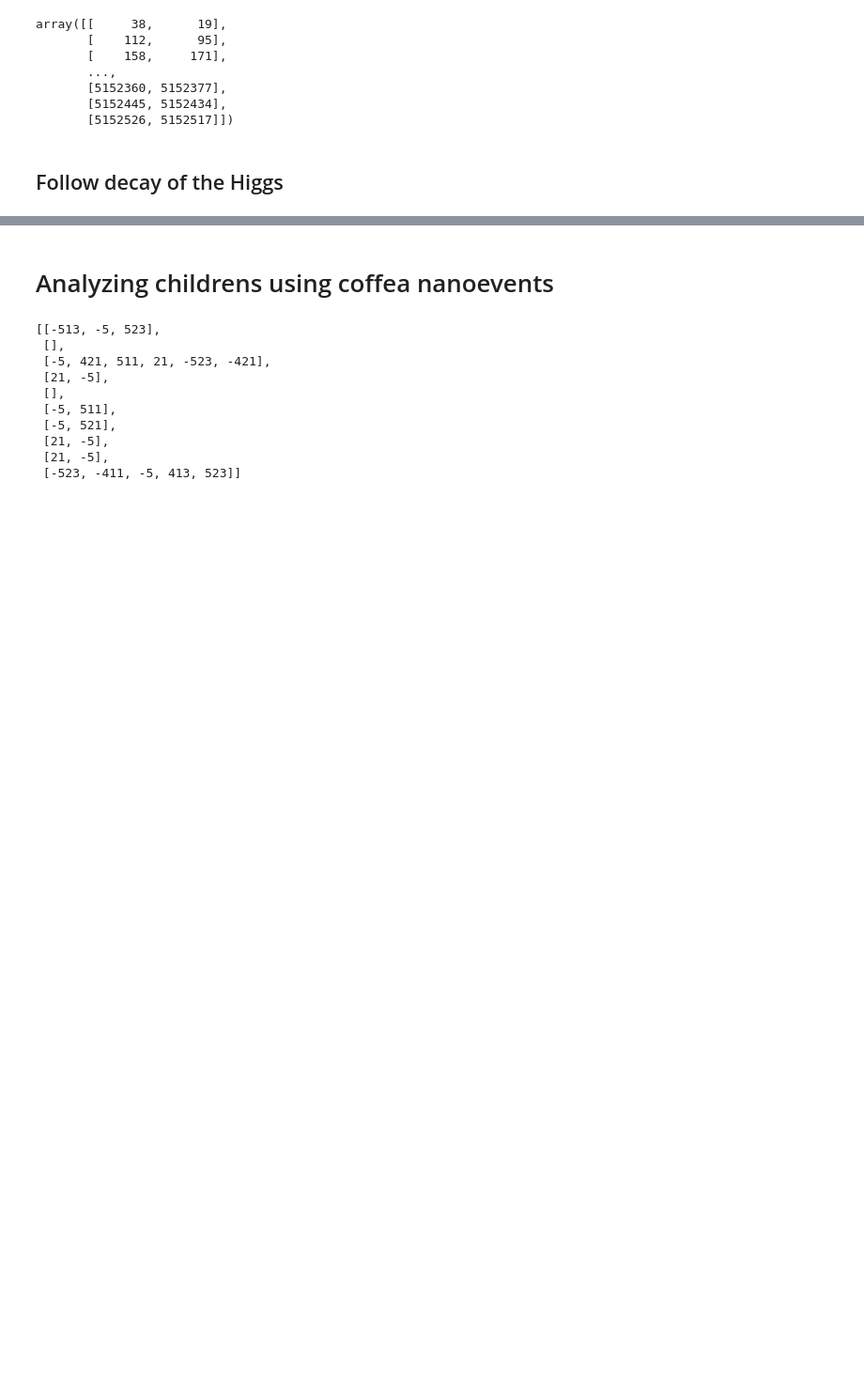
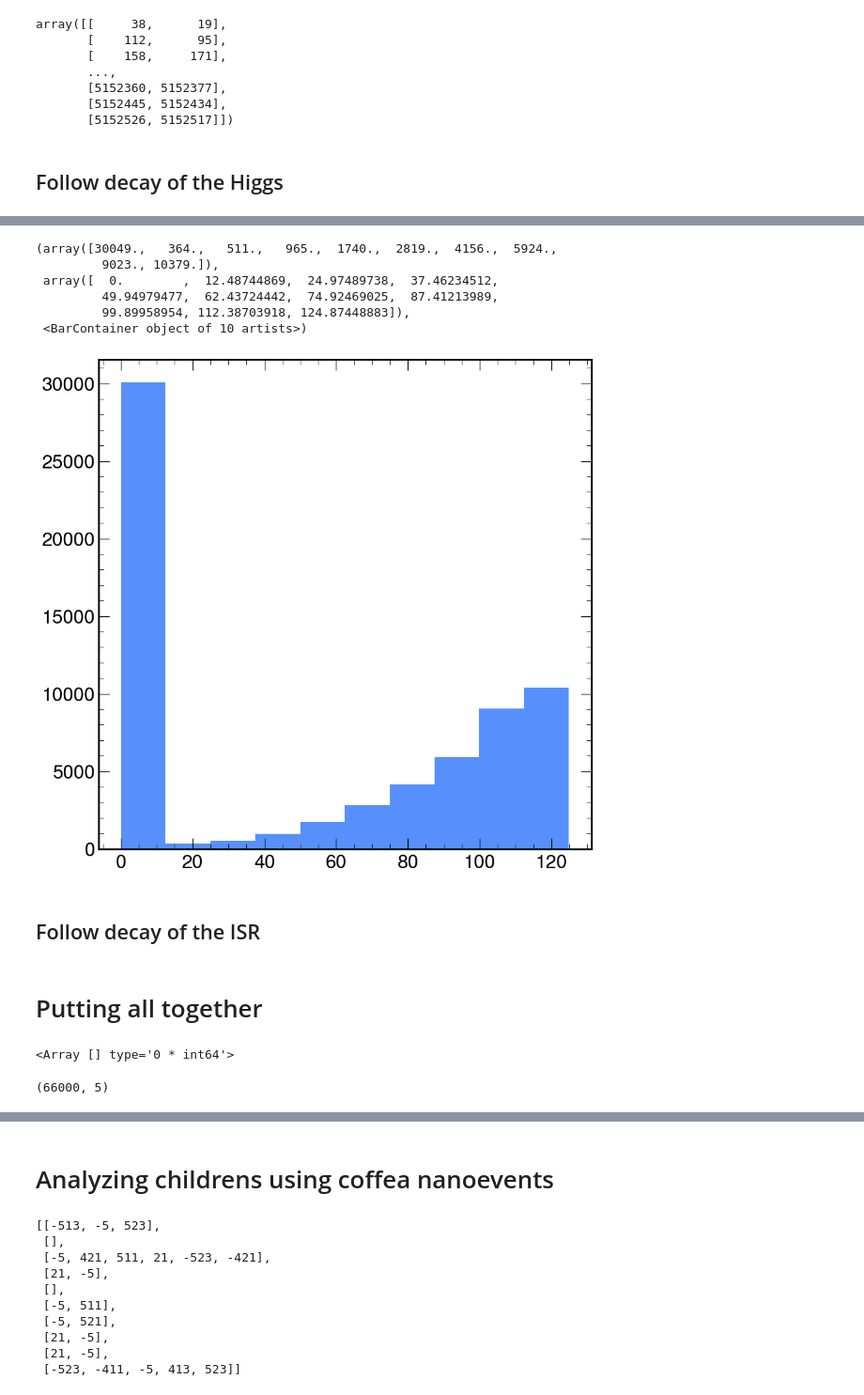
Before and after one commit to valsdav/ttHbb_jets_partons_studies, a Jupyter notebook: ImproveTruthMatching.ipynb, the cells around one changed output, grey strips where cells are left out. Shown: that part at 94% size. Cells and saved outputs as stored; diff of their text form; code cells hidden in the pictures; blank space fills up the shorter version.

```diff
--- a/ImproveTruthMatching.ipynb
+++ b/ImproveTruthMatching.ipynb
@@ -627,8 +577,7 @@ def get_reverse_index_func(genparts):
             if (firstgenpart_idxG_numpy[j+1] - idxG)>0:
                 genpart_idx = idxG - firstgenpart_idxG_numpy[j]
                 return genparts_offsets[j] + genpart_idx
-                found=True
-                break
+
         if not found:
             genpart_idx = idxG - firstgenpart_idxG_numpy[nevents-1]
             return genparts_offsets[nevents-1] + genpart_idx
@@ -813,18 +762,22 @@ def analyze_W_flat(W_idx, children_idx,genparts ):
         #print("-----\nevent: ", iev)
         current_part = W_id # start from the W
         while True:
-            children = children_idx[current_part]
-            if len(children) == 1:
-                current_part  = reverse_index_flat(children[0])
-                continue
+            #print(iev, current_part, genparts[current_part].pdgId)
+            if genparts[current_part].statusFlags & 1<<13:  # is lastCopy
+                break
             else:
-                # We have now at least 2 children, checking if they are leptonic
+                current_part = reverse_index_array(children_idx[current_part])[0]
+                #print(current)
+                # ASSUMING THAT THE FIRST CHILDREN IS THE COPY
+#                 if abs(genparts[current_part].pdgId) != 24:
+#                     print("BIG ERROR")
 
-                for ich,  ch in enumerate(children):
-                    cidx  = reverse_index_flat(ch)
-                    if 11<= abs(genparts[cidx].pdgId) <= 16:
-                        #print("Found leptonic")
-                        is_leptonic[iev] = True
-                    idx_children[iev, ich] = cidx
-                break
+
+        # We have now at least 2 children, checking if they are leptonic
+        for ich,  cidx in enumerate(reverse_index_array(children_idx[current_part])):
+            if 11<= abs(genparts[cidx].pdgId) <= 16:
+                #print("Found leptonic")
+                is_leptonic[iev] = True
+            idx_children[iev, ich] = cidx
+
     return is_leptonic, idx_children
@@ -1057,0 +1043,4 @@ AttributeError: no field named 'pdgId'
+# %%
+out_H = analyze_parton_decays_flat(b_from_higgs_idx_G,
+                          ak.flatten(children_idxG, axis=1),
+                         ak.without_parameters(ak.flatten(genparts.pt, axis=1),behavior={}))
@@ -1057,0 +1067,12 @@ AttributeError: no field named 'pdgId'
+# %%
+plt.hist((genparts_flat[out_H[:,0]]+genparts_flat[out_H[:,1]]).mass)
+# %% [output]
+(array([30049.,   364.,   511.,   965.,  1740.,  2819.,  4156.,  5924.,
+         9023., 10379.]),
+ array([  0.        ,  12.48744869,  24.97489738,  37.46234512,
+         49.94979477,  62.43724442,  74.92469025,  87.41213989,
+         99.89958954, 112.38703918, 124.87448883]),
+ <BarContainer object of 10 artists>)
+[figure, added]
+# %% [markdown]
+## Follow decay of the ISR
@@ -1057,0 +1083,2 @@ AttributeError: no field named 'pdgId'
+# %% [markdown]
+# Putting all together
@@ -1057,0 +1146,4 @@ AttributeError: no field named 'pdgId'
+# %%
+ak.local_index(events, axis=0)[(W_from_top_islep ^ W_from_antitop_islep)!= semilep]
+# %% [output]
+<Array [] type='0 * int64'>
@@ -1057,0 +1160,4 @@ AttributeError: no field named 'pdgId'
+# %%
+part_input_G.shape
+# %% [output]
+(66000, 5)
```
Also changed, not shown: parts of 33 cells of this notebook.
